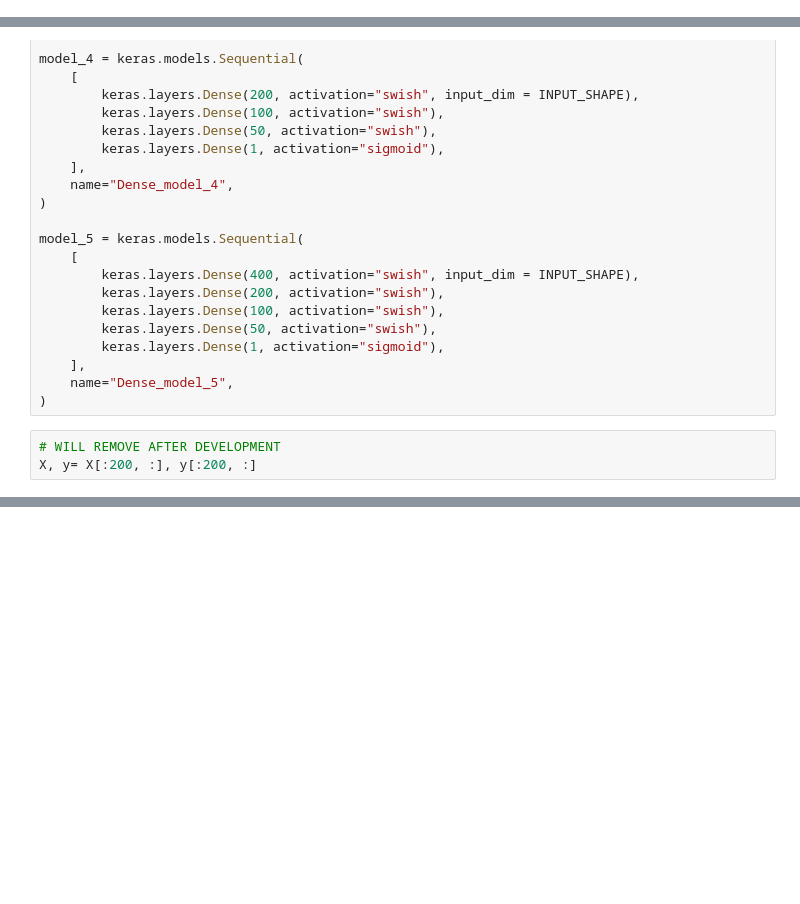
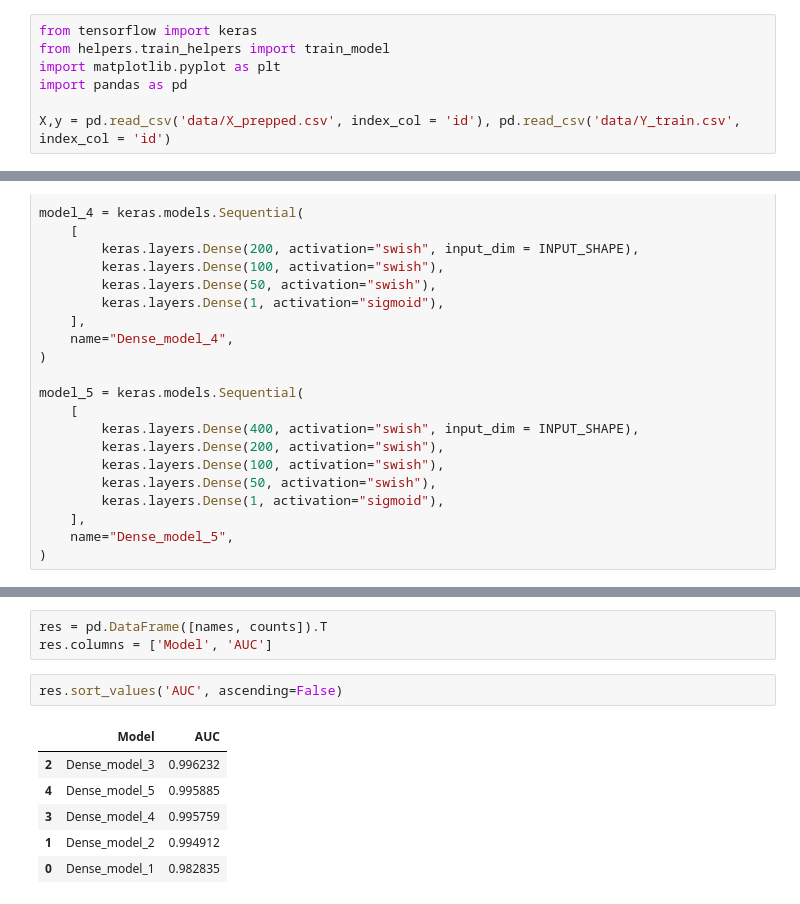
Before and after one commit to antgobar/kaggle_tabular_playground_2022_05, a Jupyter notebook: neural_net_experiments.ipynb, the cells around one changed output, grey strips where cells are left out. Cells and saved outputs as stored; diff of their text form; blank space fills up the shorter version.

```diff
--- a/neural_net_experiments.ipynb
+++ b/neural_net_experiments.ipynb
@@ -15,3 +1,10 @@ Error:
+# %%
+from tensorflow import keras
+from helpers.train_helpers import train_model
+import matplotlib.pyplot as plt
+import pandas as pd
+
+X,y = pd.read_csv('data/X_prepped.csv', index_col = 'id'), pd.read_csv('data/Y_train.csv', index_col = 'id')
 # %%
 import random
 random.seed(42)
@@ -65,9 +58,6 @@ model_5 = keras.models.Sequential(
     ],
     name="Dense_model_5",
 )
-# %%
-# WILL REMOVE AFTER DEVELOPMENT
-X, y= X[:200, :], y[:200, :]
 # %%
 models = [model_1, model_2, model_3, model_4, model_5]
 model_dict = {}
@@ -85,0 +140,12 @@ plt.show()
+# %%
+res = pd.DataFrame([names, counts]).T
+res.columns = ['Model', 'AUC']
+# %%
+res.sort_values('AUC', ascending=False)
+# %% [output]
+|  | Model | AUC |
+| 2 | Dense_model_3 | 0.996232 |
+| 4 | Dense_model_5 | 0.995885 |
+| 3 | Dense_model_4 | 0.995759 |
+| 1 | Dense_model_2 | 0.994912 |
+| 0 | Dense_model_1 | 0.982835 |
```
Also changed, not shown: parts of 3 cells of this notebook, 1 other file.
